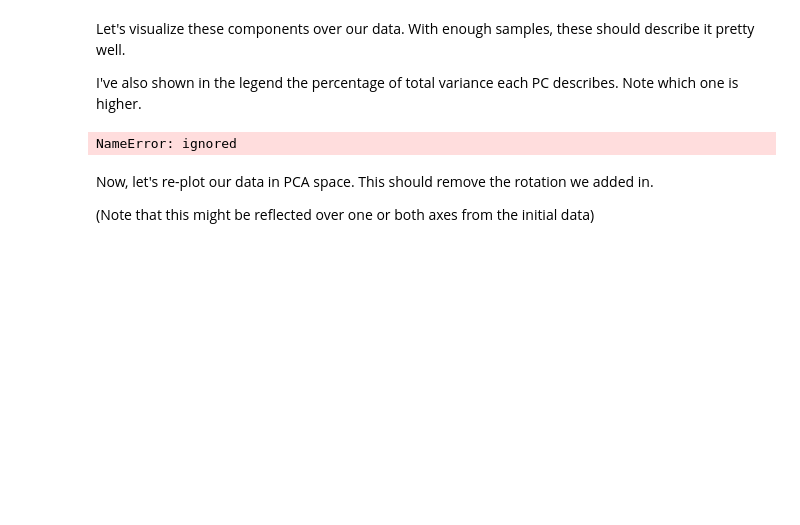
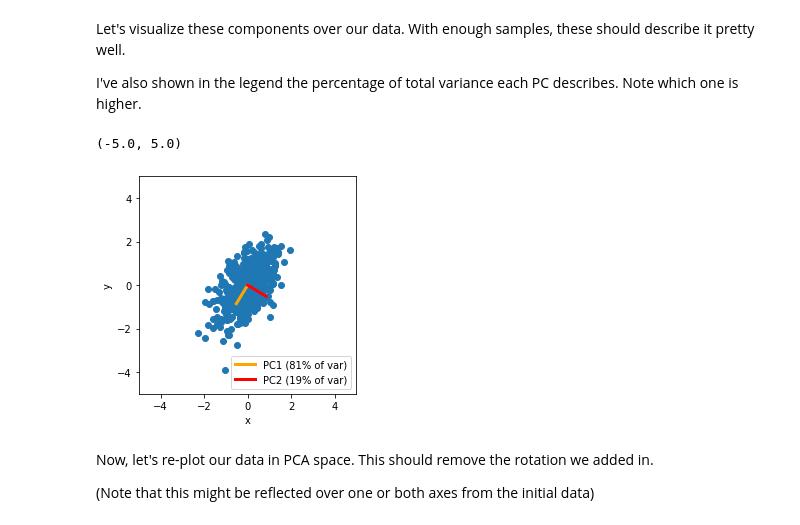
Before and after one commit to ZuckermanLab/T32_Nanocourse, a Jupyter notebook: ProbabilityEtc.ipynb, the cells around one changed output. Cells and saved outputs as stored; diff of their text form; code cells hidden in the pictures; blank space fills up the shorter version.

```diff
--- a/ProbabilityEtc.ipynb
+++ b/ProbabilityEtc.ipynb
@@ -388,23 +442,24 @@ I've also shown in the legend the percentage of  total  variance each PC describ
 # %%
 # To make the component lines longer, try multiplying by some scalar
 
 plt.plot(*pc1_vectors.T, color='orange', linewidth=3,
          label=f'PC1 ({pca.explained_variance_ratio_[0]*100:.0f}% of var)')
 
-plt.plot(*pc2_vectors.T, color='green', linewidth=3,
+plt.plot(*pc2_vectors.T, color='red', linewidth=3,
          label=f'PC2 ({pca.explained_variance_ratio_[1]*100:.0f}% of var)')
 
 plt.scatter(*rotated_data)
 plt.legend(loc='lower right')
 
 plt.xlabel('x')
 plt.ylabel('y')
 
 plt.gca().set_aspect('equal')
 plt.xlim(-5, 5)
 plt.ylim(-5, 5)
 # %% [output]
-NameError: ignored
+(-5.0, 5.0)
+[figure, added]
 # %% [markdown]
 Now, let's re-plot our data in PCA space. This should remove the rotation we added in.
 
```
Also changed, not shown: parts of 37 cells of this notebook.
